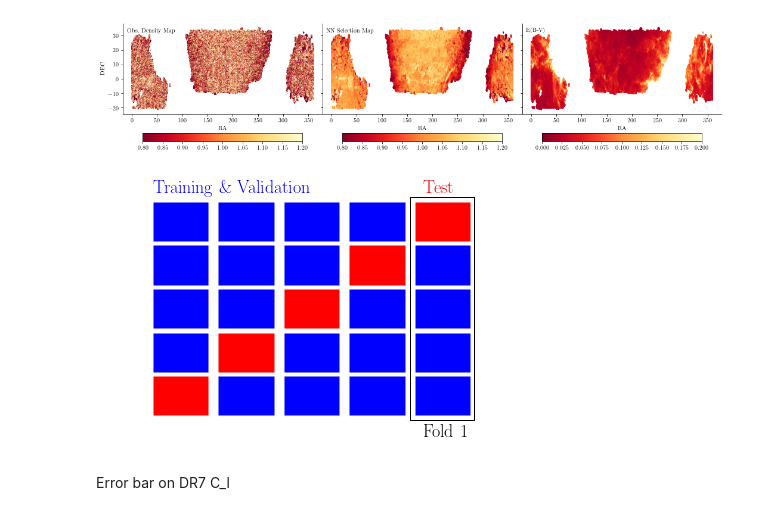
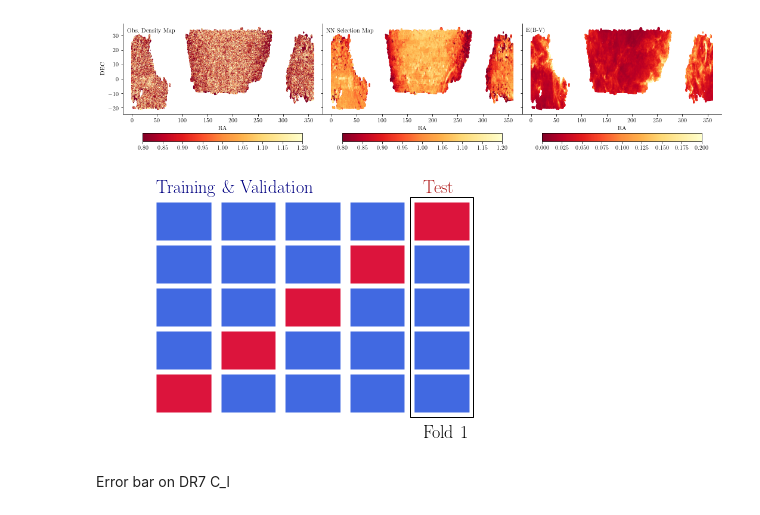
Before and after one commit to mehdirezaie/SYSNet, a Jupyter notebook: dataviz/DLpaper_plots.ipynb, the cells around one changed output. Cells and saved outputs as stored; diff of their text form; code cells hidden in the pictures.

```diff
--- a/dataviz/DLpaper_plots.ipynb
+++ b/dataviz/DLpaper_plots.ipynb
@@ -1309,4 +1559,8 @@ from matplotlib.patches import Rectangle
 # %%
+import numpy as np
+import matplotlib.pyplot as plt
+from matplotlib.collections import PatchCollection
+from matplotlib.patches import Rectangle
 params = {'text.usetex': True, 'font.family':'serif', 'font.size':12}
 plt.rcParams.update(params)
 fig, ax = plt.subplots()
@@ -1316,39 +1570,39 @@ xw = 0.15
 yw = 0.1
 patches = []
 colors  = []
 ecolors = []
 for i in range(5):
     for j in range(5):
         x = i*xw
         y = j*yw
         if i==j:
-            colors.append('red')
+            colors.append('crimson')
         else:
-            colors.append('blue')
+            colors.append('royalblue')
         # add a rectangle
         rect  = Rectangle((x, y), 0.85*xw, 0.9*yw)
         patches.append(rect)
         ecolors.append('None')
 
 i = 4
 j = 0
 x = i*xw
 y = j*yw
 patches.append(Rectangle((x-0.01, y-0.01), 0.98*xw, 5.1*yw, fill=False))
 colors.append('None')
 ecolors.append('k')
 collection = PatchCollection(patches, facecolor=colors, edgecolors=ecolors)
 ax.add_collection(collection)
 
-ax.text(0, 0.51, 'Training \& Validation', fontsize=18, color='blue')
-ax.text(0.62, 0.51, 'Test', fontsize=18, color='red')
-ax.text(0.62, -0.05, 'Fold 1', fontsize=18, color='k')
+ax.text(0, 0.51, 'Training \& Validation', fontsize=18, color='navy')
+ax.text(0.62, 0.51, 'Test', fontsize=18,   color='firebrick')
+ax.text(0.62, -0.06, 'Fold 1', fontsize=18, color='k')
 plt.axis('equal')
 plt.axis('off')
 plt.tight_layout()
 plt.savefig('./figs/5folds.pdf', bbox_inches='tight')
 # %% [output]
-[figure, old version]
+[figure, new version]
 # %% [markdown]
 Error bar on DR7 C_l
 # %%
```
Also changed, not shown: parts of 26 cells of this notebook, 7 other files.
